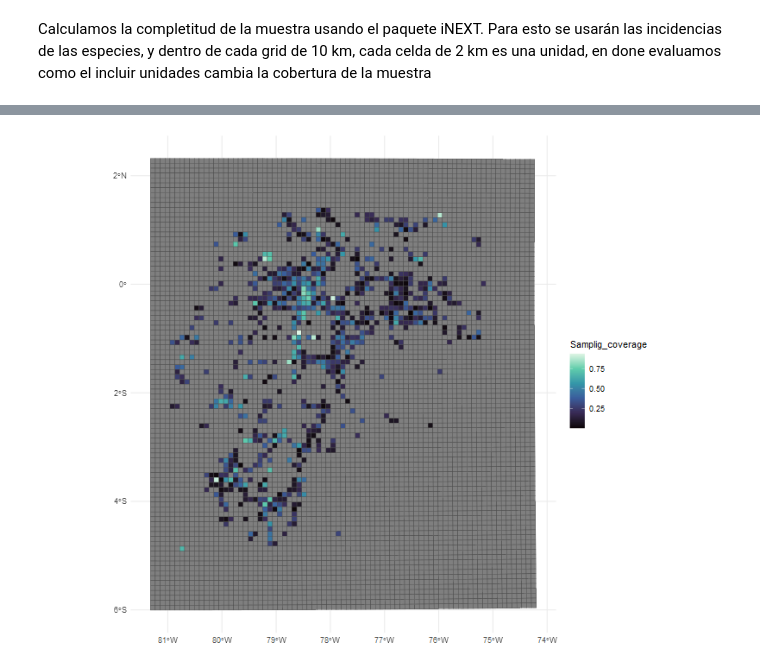
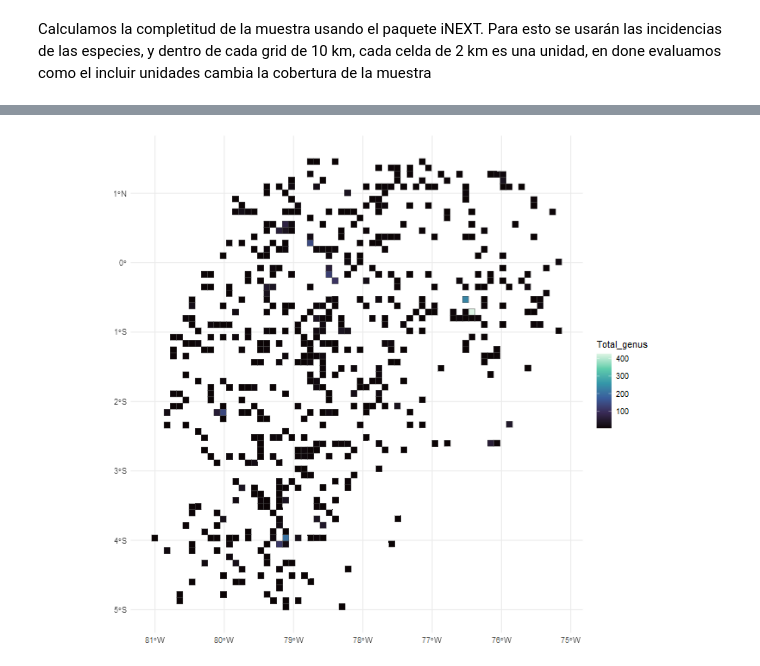
Before and after one commit to daningMontano/Spatial_insect_diversity, a Jupyter notebook: Samplig_coverage.ipynb, the cells around one changed output, grey strips where cells are left out. Drawn from its saved outputs; the diff is of its cells as text; code cells hidden in the pictures.

```diff
--- a/Samplig_coverage.ipynb
+++ b/Samplig_coverage.ipynb
@@ -560,0 +767,3 @@ hist(Ratio_r_genus)
+# %%
+ratio_RG =  data.frame(id_10km = grid_10km$id_10km, ratio_RG = grid_10km$Total_records/grid_10km$Total_genus)
+ratio_RG
@@ -562,0 +790,7 @@ hist(Ratio_r_genus)
+# %%
+results_sampling_effor = results_s_cov %>%
+  left_join(results_slope, by = "id_10km") %>%
+  left_join(results_completeness, by = "id_10km")%>%
+  left_join(ratio_RG, by = "id_10km")
+
+results_sampling_effor
@@ -562,0 +815,12 @@ hist(Ratio_r_genus)
+# %%
+
+results_sampling_effor_flags <- results_sampling_effor %>%
+  mutate(
+    flag_Samplig_coverage = if_else(!is.na(Samplig_coverage) & Samplig_coverage >= 0.7, 1, 0),
+    flag_slope            = if_else(!is.na(slope) & slope <= 1, 1, 0),
+    flag_completeness     = if_else(!is.na(completeness) & completeness >= 70, 1, 0),
+    flag_ratio_rg         = if_else(!is.na(ratio_RG) & ratio_RG >= 10, 1, 0),
+    Total_flags           = flag_Samplig_coverage + flag_slope+flag_completeness  +flag_ratio_rg
+  )
+
+results_sampling_effor_flags
@@ -563,3 +849,5 @@ hist(Ratio_r_genus)
 # %%
-grid_10km = grid_10km%>%
-  left_join(results_s_cov, by = "id_10km")
+grid_10km_samping <- grid_10km %>%
+  left_join(results_sampling_effor_flags, by = "id_10km")
+
+grid_10km_samping
@@ -586,7 +872,10 @@ results_s_cov
 # %%
-ggplot(grid_10km) +
-  geom_sf(aes(fill = Samplig_coverage), color = "grey30", size = 0.1) +
-  scale_fill_viridis_c(option = "mako") +
-  theme_minimal()
+filtrado = grid_10km_samping %>%
+  filter(Total_flags>= 1 )
+
+ggplot(filtrado) +
+geom_sf(aes(fill = Total_genus ), color = "grey30", size = 0.1) +
+scale_fill_viridis_c(option = "mako") +
+theme_minimal()
 # %% [output]
-[figure, old version]
+[figure, new version]
```
Also changed, not shown: parts of 36 cells of this notebook.
